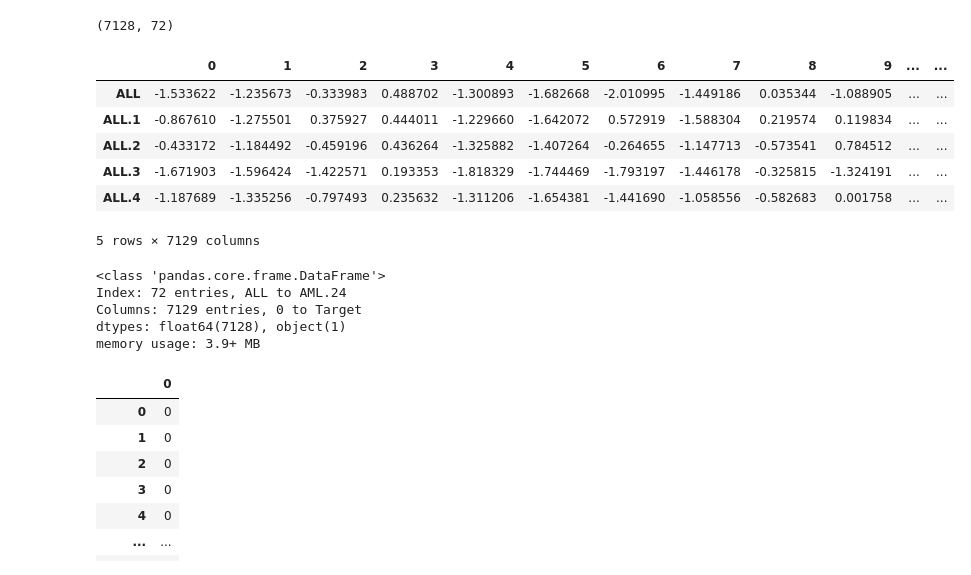
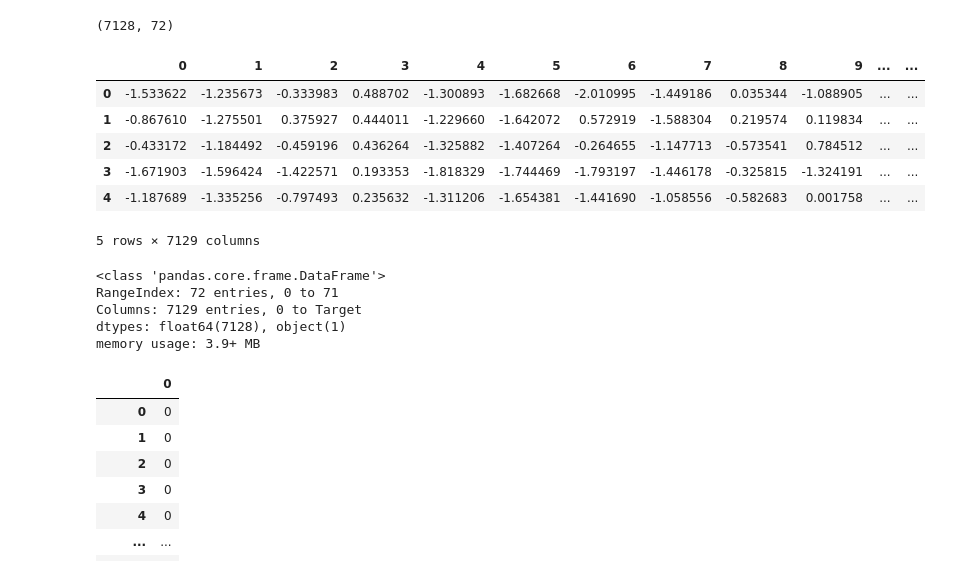
Before and after one commit to Arif118/Leukemia-Classification-from-Gene-Expression-, a Jupyter notebook: Leukemia_Classification.ipynb, the cells around one changed output. Saved outputs shown, nothing was run; the diff lists cells and outputs as text; code cells hidden in the pictures.

```diff
--- a/Leukemia_Classification.ipynb
+++ b/Leukemia_Classification.ipynb
@@ -35,22 +35,23 @@ df.shape
 # %%
 df = pd.read_csv('/content/leukemia_big.csv') # Reload df to ensure correct state
 df = df.T
 df.index = df.index.map(str) # Explicitly convert index elements to string
 df["Target"] = df.index.map(lambda x: x.split('.')[0])
+df.reset_index(drop=True, inplace=True)
 df.head()
 # %% [output]
 |  | 0 | 1 | 2 | 3 | 4 | 5 | 6 | 7 | 8 | 9 | ... | ... |
-| ALL | -1.533622 | -1.235673 | -0.333983 | 0.488702 | -1.300893 | -1.682668 | -2.010995 | -1.449186 | 0.035344 | -1.088905 | ... | ... |
-| ALL.1 | -0.867610 | -1.275501 | 0.375927 | 0.444011 | -1.229660 | -1.642072 | 0.572919 | -1.588304 | 0.219574 | 0.119834 | ... | ... |
-| ALL.2 | -0.433172 | -1.184492 | -0.459196 | 0.436264 | -1.325882 | -1.407264 | -0.264655 | -1.147713 | -0.573541 | 0.784512 | ... | ... |
-| ALL.3 | -1.671903 | -1.596424 | -1.422571 | 0.193353 | -1.818329 | -1.744469 | -1.793197 | -1.446178 | -0.325815 | -1.324191 | ... | ... |
-| ALL.4 | -1.187689 | -1.335256 | -0.797493 | 0.235632 | -1.311206 | -1.654381 | -1.441690 | -1.058556 | -0.582683 | 0.001758 | ... | ... |
+| 0 | -1.533622 | -1.235673 | -0.333983 | 0.488702 | -1.300893 | -1.682668 | -2.010995 | -1.449186 | 0.035344 | -1.088905 | ... | ... |
+| 1 | -0.867610 | -1.275501 | 0.375927 | 0.444011 | -1.229660 | -1.642072 | 0.572919 | -1.588304 | 0.219574 | 0.119834 | ... | ... |
+| 2 | -0.433172 | -1.184492 | -0.459196 | 0.436264 | -1.325882 | -1.407264 | -0.264655 | -1.147713 | -0.573541 | 0.784512 | ... | ... |
+| 3 | -1.671903 | -1.596424 | -1.422571 | 0.193353 | -1.818329 | -1.744469 | -1.793197 | -1.446178 | -0.325815 | -1.324191 | ... | ... |
+| 4 | -1.187689 | -1.335256 | -0.797493 | 0.235632 | -1.311206 | -1.654381 | -1.441690 | -1.058556 | -0.582683 | 0.001758 | ... | ... |
 5 rows × 7129 columns
 # %%
 df.info()
 # %% [output]
 <class 'pandas.core.frame.DataFrame'>
-Index: 72 entries, ALL to AML.24
+RangeIndex: 72 entries, 0 to 71
 Columns: 7129 entries, 0 to Target
 dtypes: float64(7128), object(1)
 memory usage: 3.9+ MB
```
Also changed, not shown: parts of 24 cells of this notebook.
